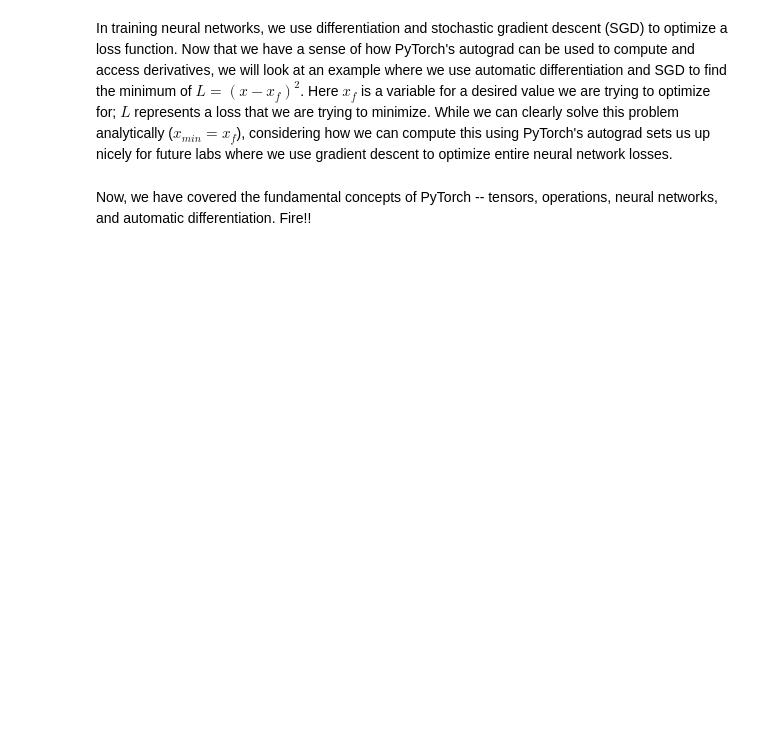
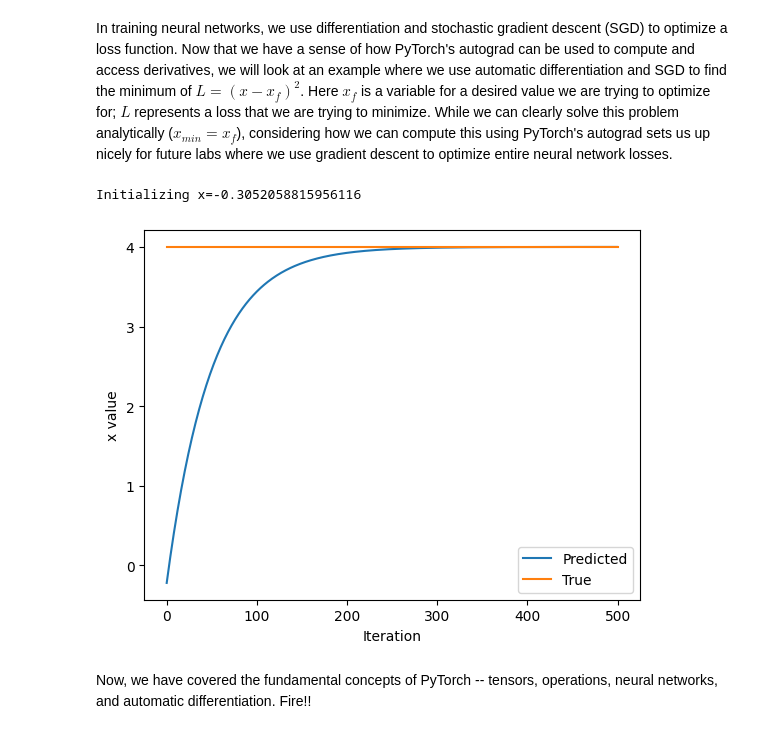
Before and after one commit to andy-wqfang/introtodeeplearning, a Jupyter notebook: lab1/PT_Part1_Intro.ipynb, the cells around one changed output. Saved outputs shown, nothing was run; the diff lists cells and outputs as text; code cells hidden in the pictures; blank space fills up the shorter version.

```diff
--- a/lab1/PT_Part1_Intro.ipynb
+++ b/lab1/PT_Part1_Intro.ipynb
@@ -306,33 +352,36 @@ In training neural networks, we use differentiation and stochastic gradient desc
 x = torch.randn(1)
 print(f"Initializing x={x.item()}")
 
 learning_rate = 1e-2  # Learning rate
 history = []
 x_f = 4  # Target value
 
 
 # We will run gradient descent for a number of iterations. At each iteration, we compute the loss,
 #   compute the derivative of the loss with respect to x, and perform the update.
 for i in range(500):
     x = torch.tensor([x], requires_grad=True)
 
     # TODO: Compute the loss as the square of the difference between x and x_f
-    loss = # TODO
+    loss = (x - x_f)**2 # TODO
 
     # Backpropagate through the loss to compute gradients
     loss.backward()
 
     # Update x with gradient descent
     x = x.item() - learning_rate * x.grad
 
     history.append(x.item())
 
 # Plot the evolution of x as we optimize toward x_f!
 plt.plot(history)
 plt.plot([0, 500], [x_f, x_f])
 plt.legend(('Predicted', 'True'))
 plt.xlabel('Iteration')
 plt.ylabel('x value')
 plt.show()
+# %% [output]
+Initializing x=-0.3052058815956116
+[figure, added]
 # %% [markdown]
 Now, we have covered the fundamental concepts of PyTorch -- tensors, operations, neural networks, and automatic differentiation. Fire!!
```
Also changed, not shown: parts of 16 cells of this notebook.
